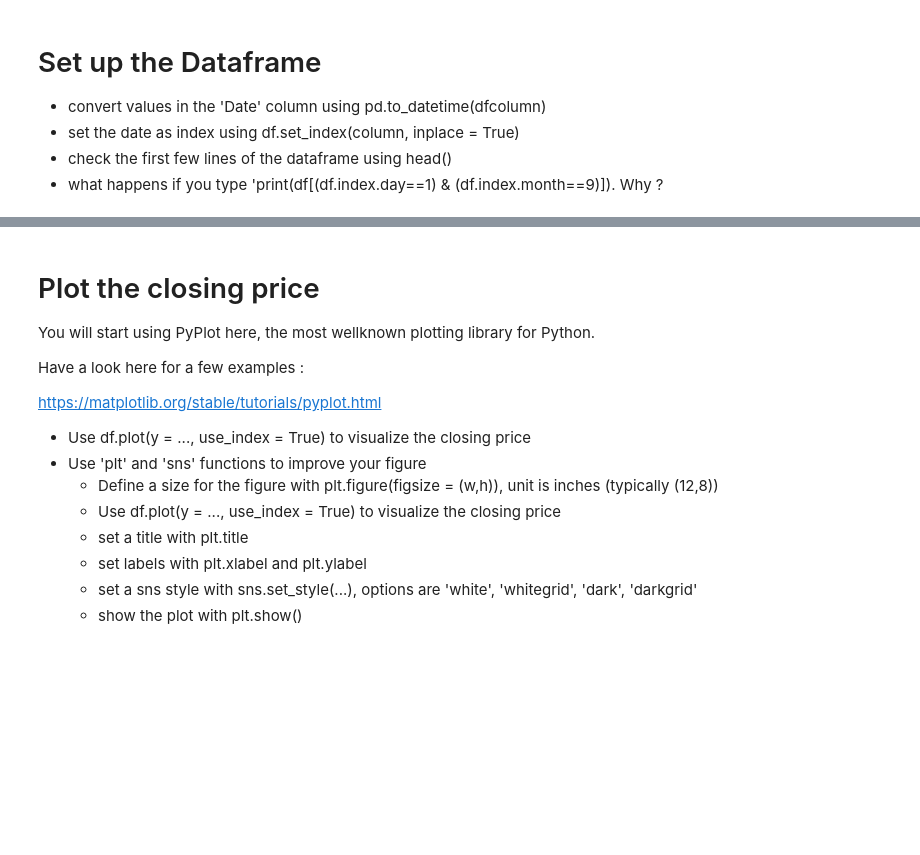
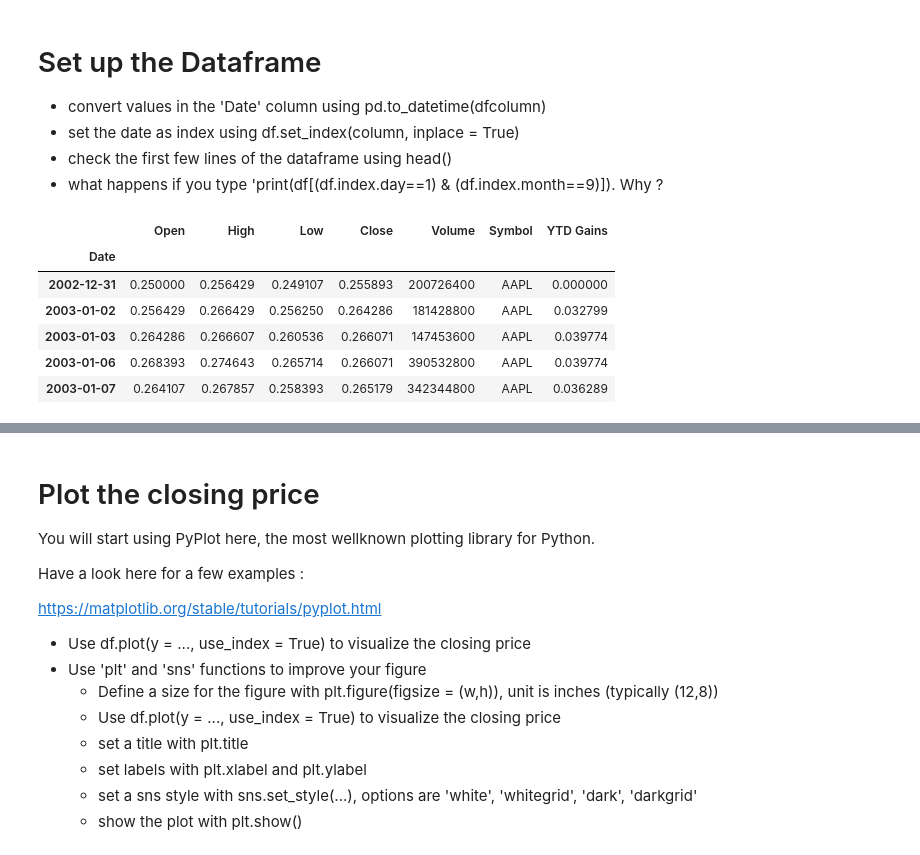
Before and after one commit to joezaarour/Repo1, a Jupyter notebook: lab2.ipynb, the cells around one changed output, grey strips where cells are left out. Cells and saved outputs as stored; diff of their text form; code cells hidden in the pictures; blank space fills up the shorter version.

```diff
--- a/lab2.ipynb
+++ b/lab2.ipynb
@@ -45,3 +109,24 @@ https://pandas.pydata.org/docs/user_guide/index.html
 * set the date as index using df.set_index(column, inplace = True)
 * check the first few lines of the dataframe using head()
 * what happens if you type 'print(df[(df.index.day==1) & (df.index.month==9)]). Why ?
+# %%
+import pandas as pd
+
+df = pd.read_csv(filepath)
+
+#1
+df["Date"] = pd.to_datetime(df["Date"])
+
+#2
+df.set_index("Date", inplace=True)
+# %%
+#3
+df.head()
+# %% [output]
+|  | Open | High | Low | Close | Volume | Symbol | YTD Gains |
+| Date |  |  |  |  |  |  |  |
+| 2002-12-31 | 0.250000 | 0.256429 | 0.249107 | 0.255893 | 200726400 | AAPL | 0.000000 |
+| 2003-01-02 | 0.256429 | 0.266429 | 0.256250 | 0.264286 | 181428800 | AAPL | 0.032799 |
+| 2003-01-03 | 0.264286 | 0.266607 | 0.260536 | 0.266071 | 147453600 | AAPL | 0.039774 |
+| 2003-01-06 | 0.268393 | 0.274643 | 0.265714 | 0.266071 | 390532800 | AAPL | 0.039774 |
+| 2003-01-07 | 0.264107 | 0.267857 | 0.258393 | 0.265179 | 342344800 | AAPL | 0.036289 |
```
Also changed, not shown: parts of 10 cells of this notebook.
